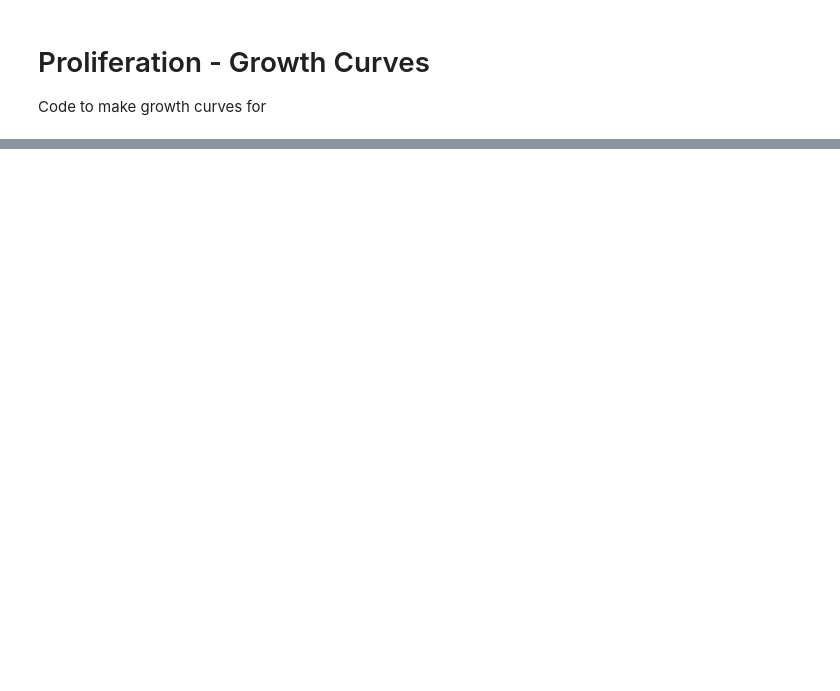
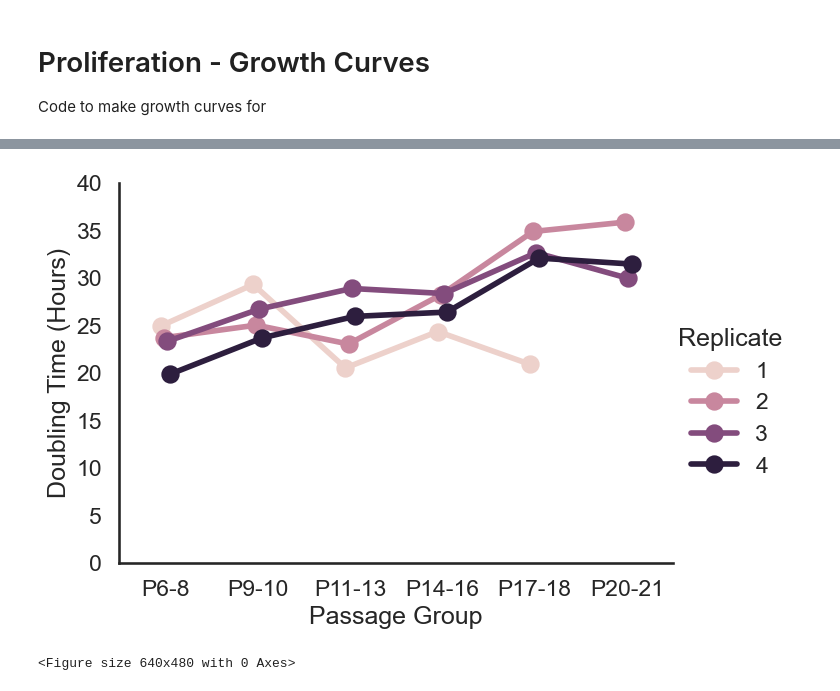
Before and after one commit to allielas/HTP_fibroblasts_mitolyso, a Jupyter notebook: Proliferation_GrowthCurves.ipynb, the cells around one changed output, grey strips where cells are left out. Saved outputs shown, nothing was run; the diff lists cells and outputs as text; code cells hidden in the pictures; blank space fills up the shorter version.

```diff
--- a/Proliferation_GrowthCurves.ipynb
+++ b/Proliferation_GrowthCurves.ipynb
@@ -64,0 +170,27 @@ plt.savefig(save_path+"MRC-5_Growth.png", format='png', transparent=True, bbox_i
+# %%
+
+data = pd.read_csv('/Users/allielas/Desktop/Active Projects/Doubling TImes/finaltimes.csv', header=0)
+save_path="/Users/allielas/Desktop/Active Projects/Doubling TImes/doubling_times_bar.png"
+
+#melt to assign the doubling times to specific values
+data_melted = data.melt(id_vars="Replicate", var_name="Passage Group", value_name="Doubling Time")
+
+#means = data_melted.groupby("Passage Group")["Doubling Time"].mean().reset_index()
+# You don't actually need the groupbyup there, you can just use the hue_order parameter in the sns.catplot function
+
+#plotting
+ax = sns.catplot(data = data_melted,
+                 x='Passage Group', y='Doubling Time', hue='Passage Group',
+                 hue_order=['P6-8','P9-10','P11-13','P14-16','P17-18','P20-21'],
+                 errorbar=('ci',95), palette = sns.hls_palette(), kind='bar', capsize=0.1, aspect=1.4, width=0.6)
+ax2 = sns.catplot(data = data_melted,
+                 x='Passage Group', y='Doubling Time', hue='Replicate',
+                 order=['P6-8','P9-10','P11-13','P14-16','P17-18','P20-21'],
+                 errorbar=('ci',95), palette = sns.hls_palette(), kind='point', aspect=1.4)
+
+plt.ylabel('Doubling Time (Hours)')
+plt.xlabel('Passage Group')
+ax.set(ylim=(0, 40))
+format_figure()
+plt.show()
+ax.figure.savefig(save_path, format='png', dpi=300, bbox_inches='tight', transparent=True)
@@ -64,0 +200,12 @@ plt.savefig(save_path+"MRC-5_Growth.png", format='png', transparent=True, bbox_i
+# %%
+
+#plotting
+ax = sns.catplot(data = data_melted,
+                 x='Passage Group', y='Doubling Time', hue='Replicate',
+                 order=['P6-8','P9-10','P11-13','P14-16','P17-18','P20-21'],
+                 errorbar=('ci'), kind='point', aspect=1.4, dodge=True)
+
+doubling_time_figure(ax,save=True, save_path="/Users/allielas/Desktop/Active Projects/Doubling TImes/doubling_times_point.png")
+# %% [output]
+[figure, added]
+<Figure size 640x480 with 0 Axes>
```
Also changed, not shown: parts of 6 cells of this notebook.
